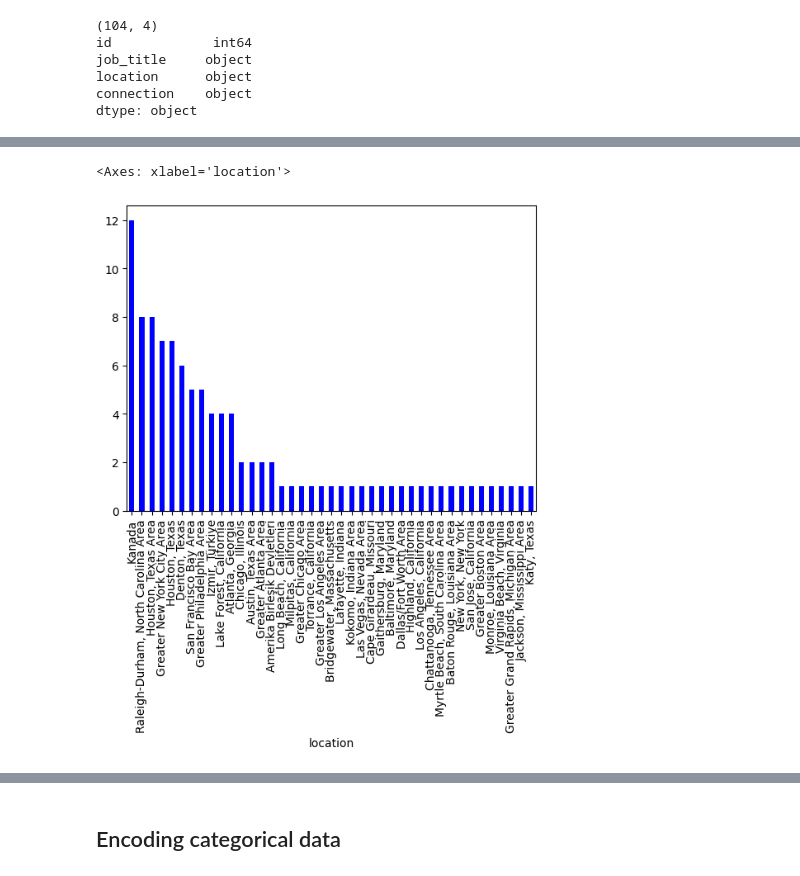
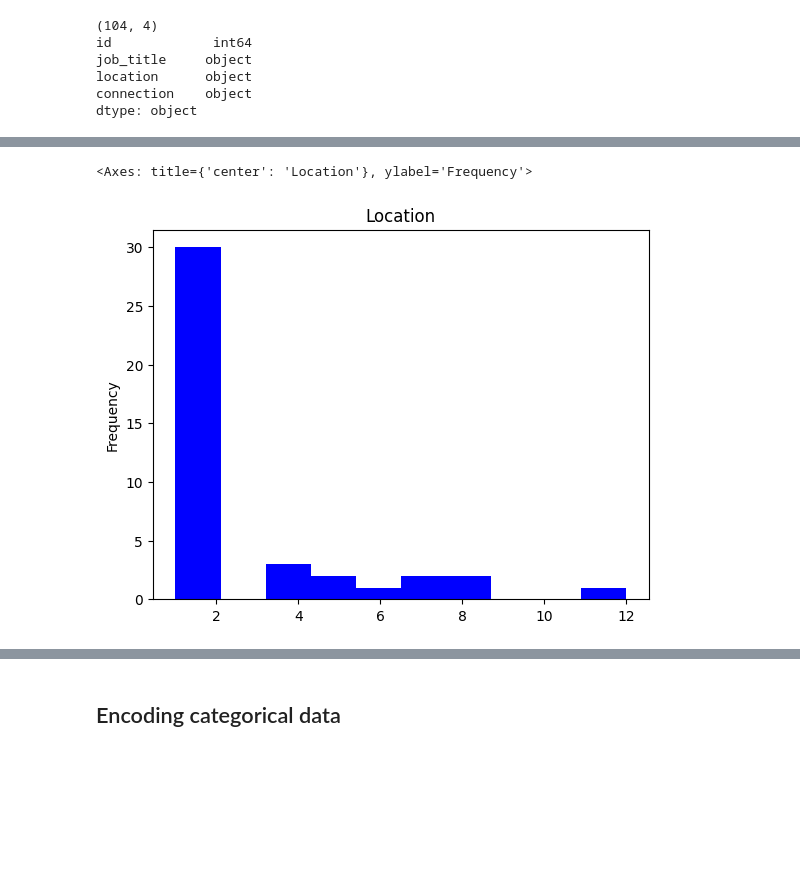
Before and after one commit to alyhussein86/UuDPKFJtzKKQUHG6, a Jupyter notebook: Potential_talents_P3.ipynb, the cells around one changed output, grey strips where cells are left out. Cells and saved outputs as stored; diff of their text form; code cells hidden in the pictures; blank space fills up the shorter version.

```diff
--- a/Potential_talents_P3.ipynb
+++ b/Potential_talents_P3.ipynb
@@ -74,5 +45,5 @@ X['connection'].value_counts().plot(kind='bar',color="orange", colormap="warm")
 # %%
-X['location'].value_counts().plot(kind='bar',color="blue", colormap="warm")
+X['location'].value_counts().plot(kind='hist',color="blue", title= 'Location')
 # %% [output]
-<Axes: xlabel='location'>
+<Axes: title={'center': 'Location'}, ylabel='Frequency'>
-[figure, old version]
+[figure, new version]
```
Also changed, not shown: parts of 42 cells of this notebook.
